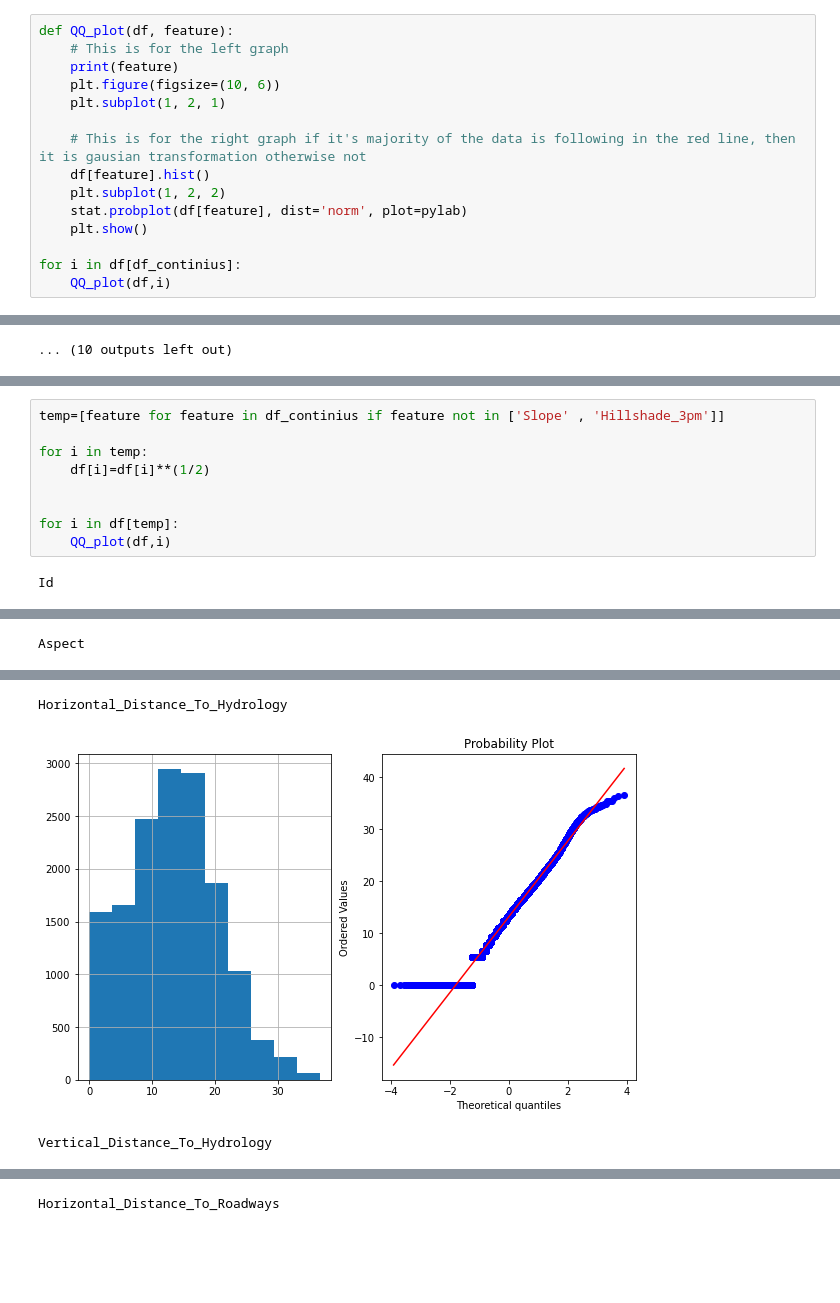
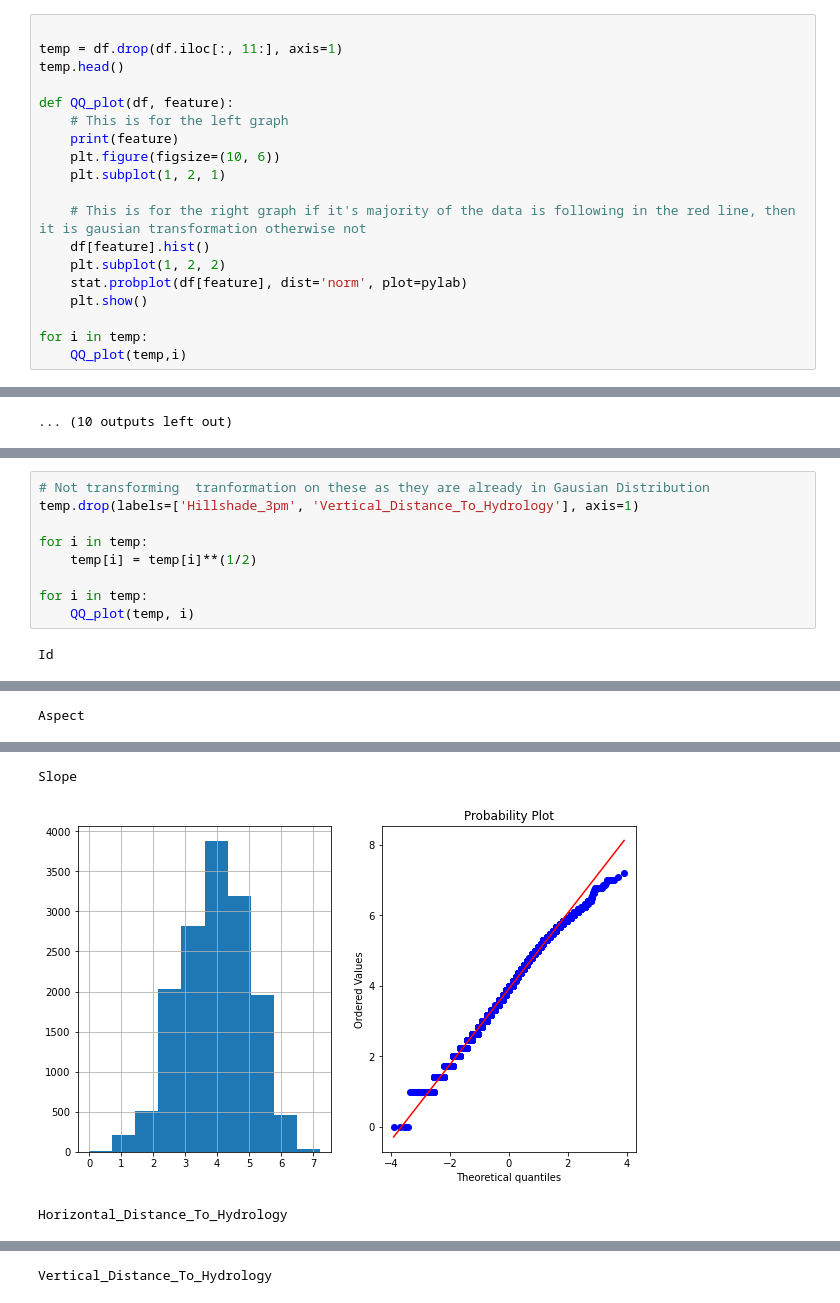
Before and after one commit to Mr-Dheer/Forest-Cover-Type-Prediction, a Jupyter notebook: Model/Forest.ipynb, the cells around one changed output, grey strips where cells are left out. Drawn from its saved outputs; the diff is of its cells as text; blank space fills up the shorter version.

```diff
--- a/Model/Forest.ipynb
+++ b/Model/Forest.ipynb
@@ -79,4 +64,8 @@ df[df_discrete].head()
 # %%
+
+temp = df.drop(df.iloc[:, 11:], axis=1)
+temp.head()
+
 def QQ_plot(df, feature):
     # This is for the left graph
     print(feature)
@@ -89,8 +78,8 @@ def QQ_plot(df, feature):
     stat.probplot(df[feature], dist='norm', plot=pylab)
     plt.show()
 
-for i in df[df_continius]:
-    QQ_plot(df,i)
+for i in temp:
+    QQ_plot(temp,i)
 # %% [output]
 Id
 [figure]
@@ -110,19 +99,19 @@ Vertical_Distance_To_Hydrology
 # %%
-temp=[feature for feature in df_continius if feature not in ['Slope' , 'Hillshade_3pm']]
+# Not transforming  tranformation on these as they are already in Gausian Distribution
+temp.drop(labels=['Hillshade_3pm', 'Vertical_Distance_To_Hydrology'], axis=1)
 
 for i in temp:
-    df[i]=df[i]**(1/2)
+    temp[i] = temp[i]**(1/2)
 
-
-for i in df[temp]:
-    QQ_plot(df,i)
+for i in temp:
+    QQ_plot(temp, i)
 # %% [output]
 Id
 [figure]
 Elevation
 [figure]
 Aspect
 [figure]
-Horizontal_Distance_To_Hydrology
+Slope
-[figure, old version]
+[figure, new version]
-Vertical_Distance_To_Hydrology
+Horizontal_Distance_To_Hydrology
@@ -130 +119 @@ Vertical_Distance_To_Hydrology
-Horizontal_Distance_To_Roadways
+Vertical_Distance_To_Hydrology
```
Also changed, not shown: parts of 25 cells of this notebook.
